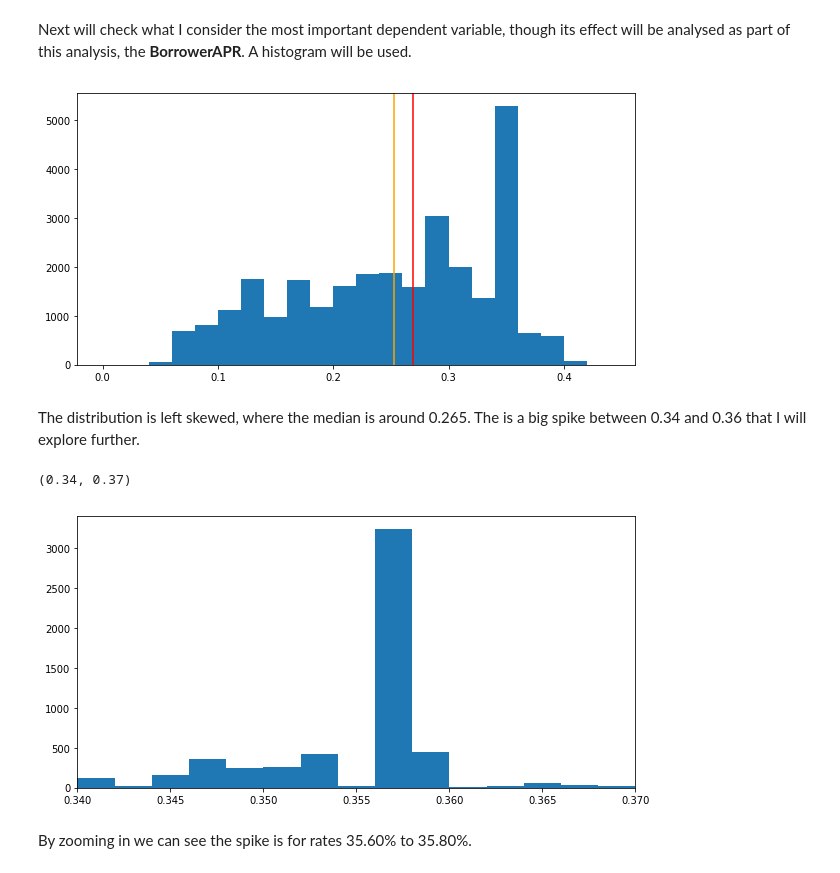
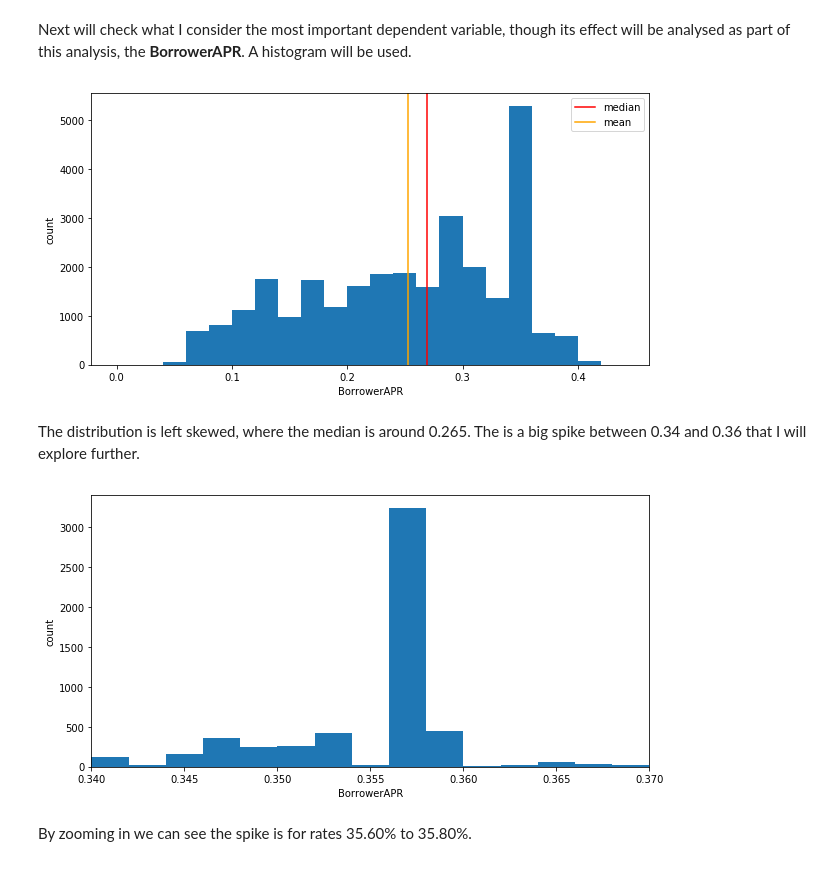
Before and after one commit to yaman-jaghbeer/Communicate-Data-Finding, a Jupyter notebook: exploration.ipynb, the cells around one changed output. Saved outputs shown, nothing was run; the diff lists cells and outputs as text; code cells hidden in the pictures.

```diff
--- a/exploration.ipynb
+++ b/exploration.ipynb
@@ -374,12 +374,14 @@ A histogram will be used.
 # %%
 bin_edges = np.arange(0, prosper_df.BorrowerAPR.max()+0.02, 0.02)
 plt.hist(prosper_df.BorrowerAPR,bins=bin_edges)
-#show median line
-plt.axvline(x=prosper_df.BorrowerAPR.median(), color = 'red')
-#show mean line
-plt.axvline(x=prosper_df.BorrowerAPR.mean(), color = 'orange');
+plt.xlabel('BorrowerAPR')
+plt.ylabel('count')
+#plot median and mean lines
+plt.axvline(x=prosper_df.BorrowerAPR.median(), color = 'red',label='median')
+plt.axvline(x=prosper_df.BorrowerAPR.mean(), color = 'orange',label='mean')
+plt.legend();
 # %% [output]
-[figure, old version]
+[figure, new version]
 # %% [markdown]
 The distribution is left skewed, where the median is around 0.265.
 The is a big spike between 0.34 and 0.36 that I will explore further.
@@ -387,9 +389,10 @@ The is a big spike between 0.34 and 0.36 that I will explore further.
 bin_edges = np.arange(0, prosper_df.BorrowerAPR.max()+0.002, 0.002)
 plt.hist(prosper_df.BorrowerAPR,bins=bin_edges)
 plt.xlim(0.34,0.37)
+plt.xlabel('BorrowerAPR')
+plt.ylabel('count');
 # %% [output]
-(0.34, 0.37)
-[figure, old version]
+[figure, new version]
 # %% [markdown]
 By zooming in we can see the spike is for rates 35.60% to 35.80%.
 # %% [markdown]
```
Also changed, not shown: parts of 9 cells of this notebook, 2 other files.
